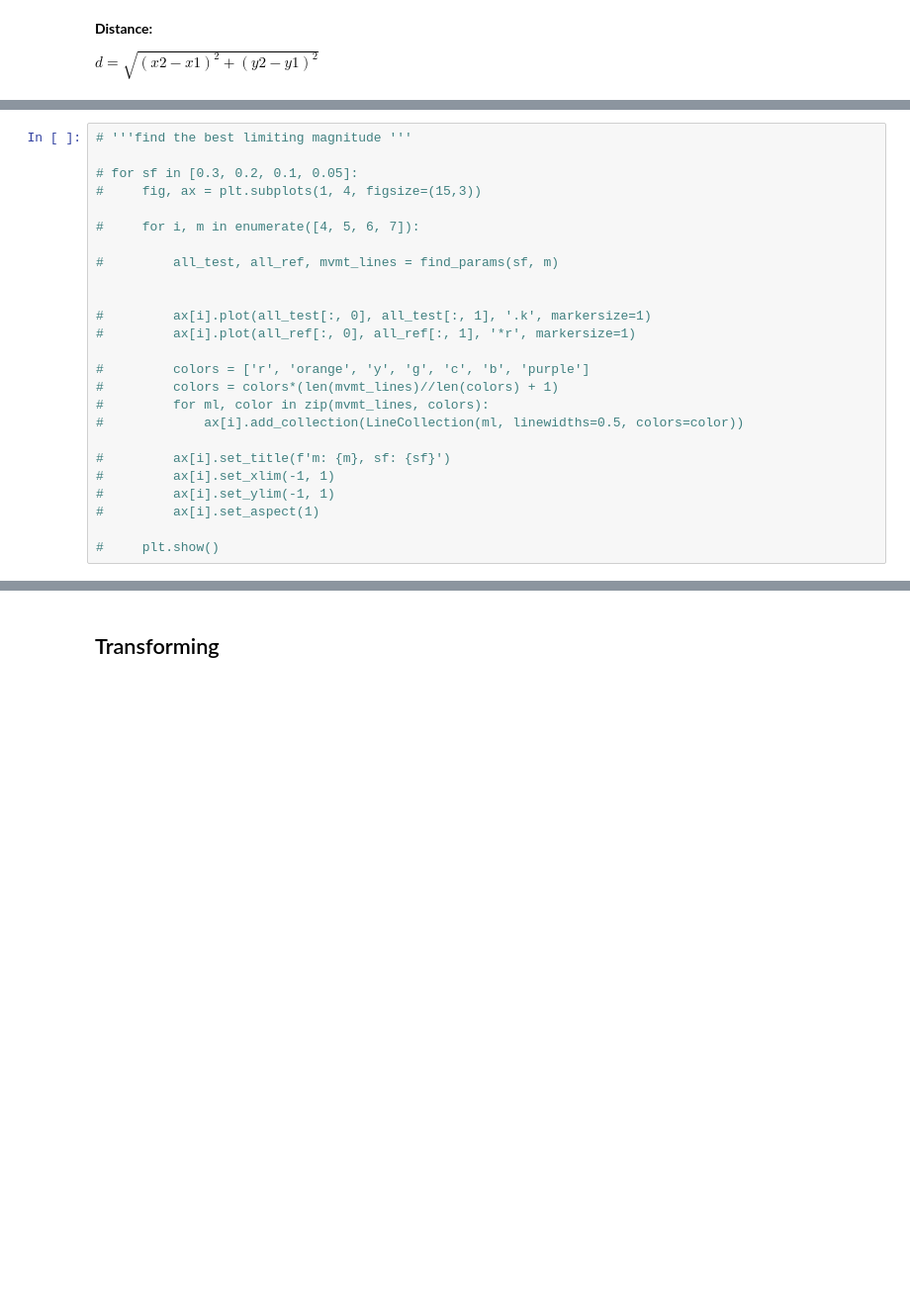
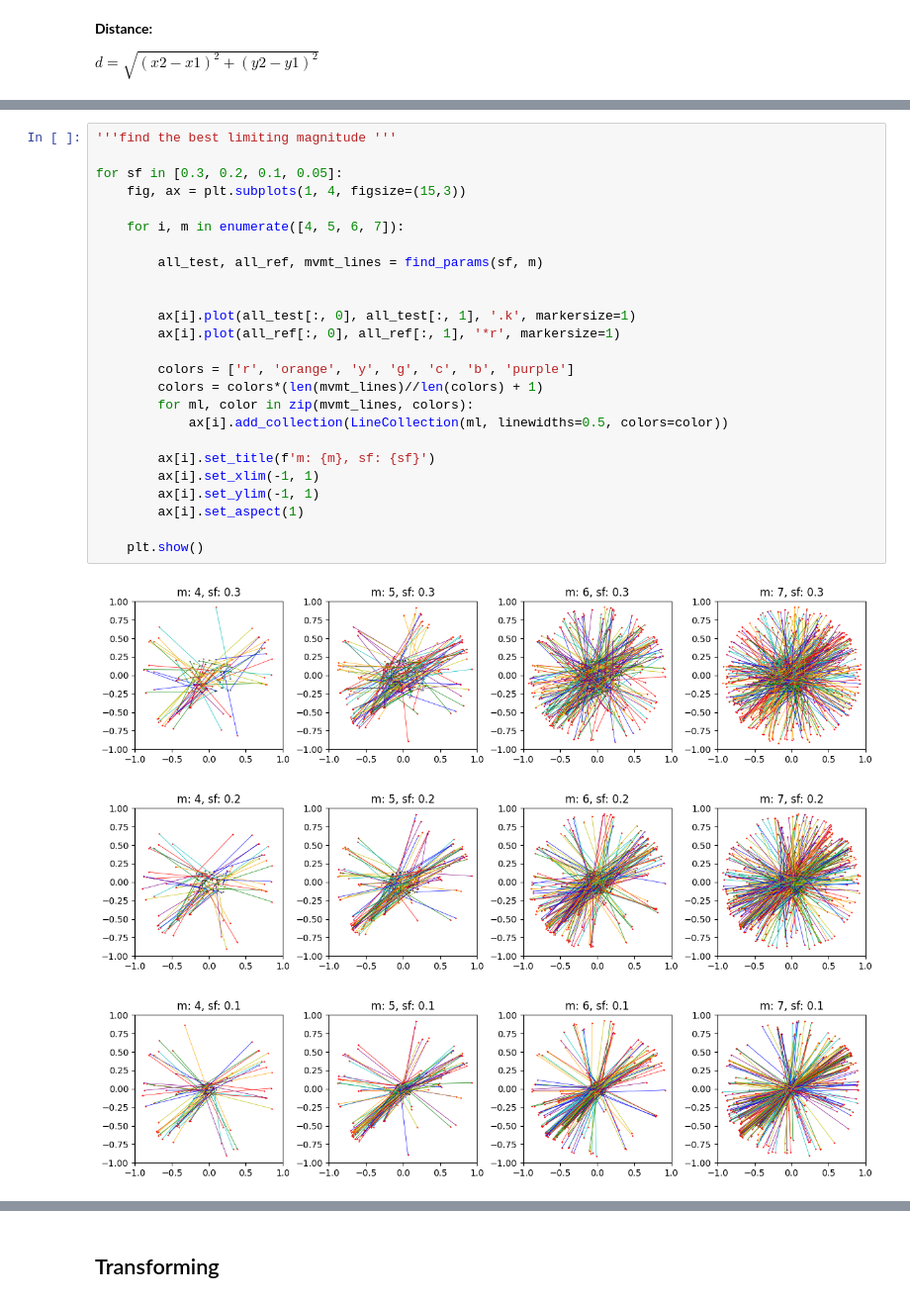
Before and after one commit to emilycardwell/find-my-star, a Jupyter notebook: testing.ipynb, the cells around one changed output, grey strips where cells are left out. Shown at 99% size. Drawn from its saved outputs; the diff is of its cells as text; blank space fills up the shorter version.

```diff
--- a/testing.ipynb
+++ b/testing.ipynb
@@ -661,27 +674,31 @@ def find_params(sf, min_mag):
 
     return all_test, all_ref, mvmt_lines
 # %%
-# '''find the best limiting magnitude '''
+'''find the best limiting magnitude '''
 
-# for sf in [0.3, 0.2, 0.1, 0.05]:
-#     fig, ax = plt.subplots(1, 4, figsize=(15,3))
+for sf in [0.3, 0.2, 0.1, 0.05]:
+    fig, ax = plt.subplots(1, 4, figsize=(15,3))
 
-#     for i, m in enumerate([4, 5, 6, 7]):
+    for i, m in enumerate([4, 5, 6, 7]):
 
-#         all_test, all_ref, mvmt_lines = find_params(sf, m)
+        all_test, all_ref, mvmt_lines = find_params(sf, m)
 
 
-#         ax[i].plot(all_test[:, 0], all_test[:, 1], '.k', markersize=1)
-#         ax[i].plot(all_ref[:, 0], all_ref[:, 1], '*r', markersize=1)
+        ax[i].plot(all_test[:, 0], all_test[:, 1], '.k', markersize=1)
+        ax[i].plot(all_ref[:, 0], all_ref[:, 1], '*r', markersize=1)
 
-#         colors = ['r', 'orange', 'y', 'g', 'c', 'b', 'purple']
-#         colors = colors*(len(mvmt_lines)//len(colors) + 1)
-#         for ml, color in zip(mvmt_lines, colors):
-#             ax[i].add_collection(LineCollection(ml, linewidths=0.5, colors=color))
+        colors = ['r', 'orange', 'y', 'g', 'c', 'b', 'purple']
+        colors = colors*(len(mvmt_lines)//len(colors) + 1)
+        for ml, color in zip(mvmt_lines, colors):
+            ax[i].add_collection(LineCollection(ml, linewidths=0.5, colors=color))
 
-#         ax[i].set_title(f'm: {m}, sf: {sf}')
-#         ax[i].set_xlim(-1, 1)
-#         ax[i].set_ylim(-1, 1)
-#         ax[i].set_aspect(1)
+        ax[i].set_title(f'm: {m}, sf: {sf}')
+        ax[i].set_xlim(-1, 1)
+        ax[i].set_ylim(-1, 1)
+        ax[i].set_aspect(1)
 
-#     plt.show()
+    plt.show()
+# %% [output]
+[figure, added]
+[figure, added]
+[figure, added]
```
Also changed, not shown: parts of 5 cells of this notebook.
